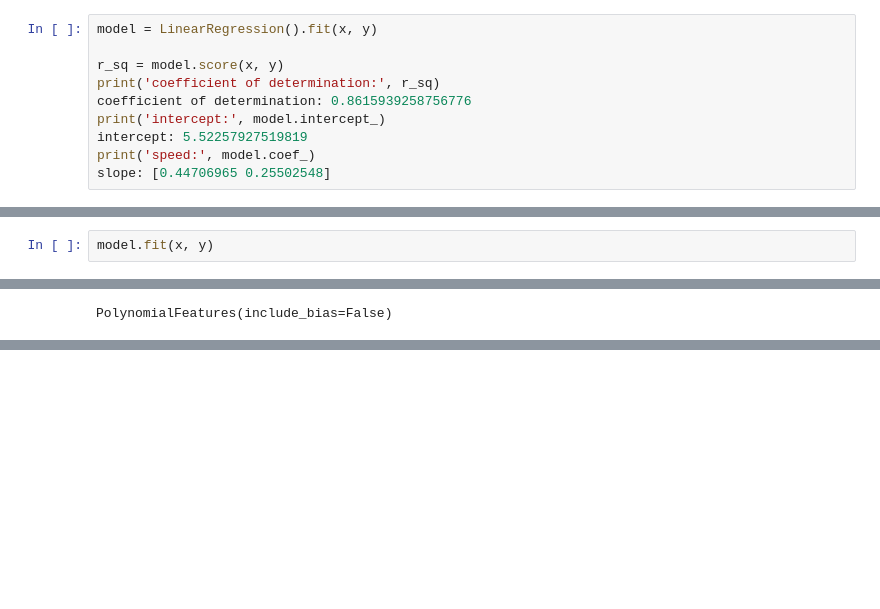
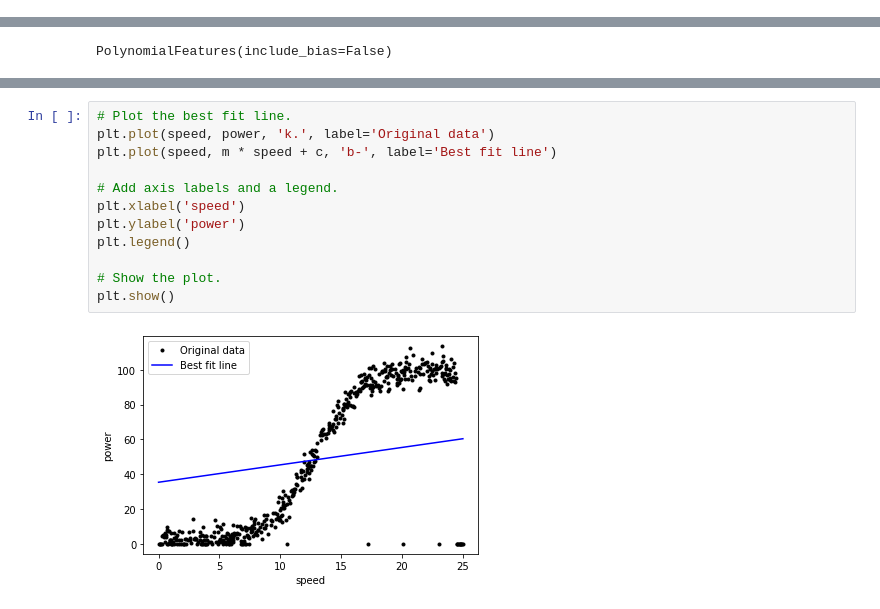
Before and after one commit to LauraBrogan/2020-Fundamentals-Project, a Jupyter notebook: 2020 Fundamentals Project.ipynb, the cells around one changed output, grey strips where cells are left out. Saved outputs shown, nothing was run; the diff lists cells and outputs as text; blank space fills up the shorter version.

```diff
--- a/2020 Fundamentals Project.ipynb
+++ b/2020 Fundamentals Project.ipynb
@@ -135,13 +143,3 @@ print (speed)
 print (power)
 # %% [output]
 AttributeError: 'tuple' object has no attribute 'astype'
-# %%
-model = LinearRegression().fit(x, y)
-
-r_sq = model.score(x, y)
-print('coefficient of determination:', r_sq)
-coefficient of determination: 0.8615939258756776
-print('intercept:', model.intercept_)
-intercept: 5.52257927519819
-print('speed:', model.coef_)
-slope: [0.44706965 0.25502548]
@@ -150,2 +145,0 @@ SyntaxError: invalid syntax (<ipython-input-27-d8d06a7101db>, line 5)
-# %%
-model.fit(x, y)
@@ -169,0 +237,14 @@ PolynomialFeatures(include_bias=False)
+# %%
+# Plot the best fit line.
+plt.plot(speed, power, 'k.', label='Original data')
+plt.plot(speed, m * speed + c, 'b-', label='Best fit line')
+
+# Add axis labels and a legend.
+plt.xlabel('speed')
+plt.ylabel('power')
+plt.legend()
+
+# Show the plot.
+plt.show()
+# %% [output]
+[figure, added]
```
Also changed, not shown: parts of 8 cells of this notebook.
